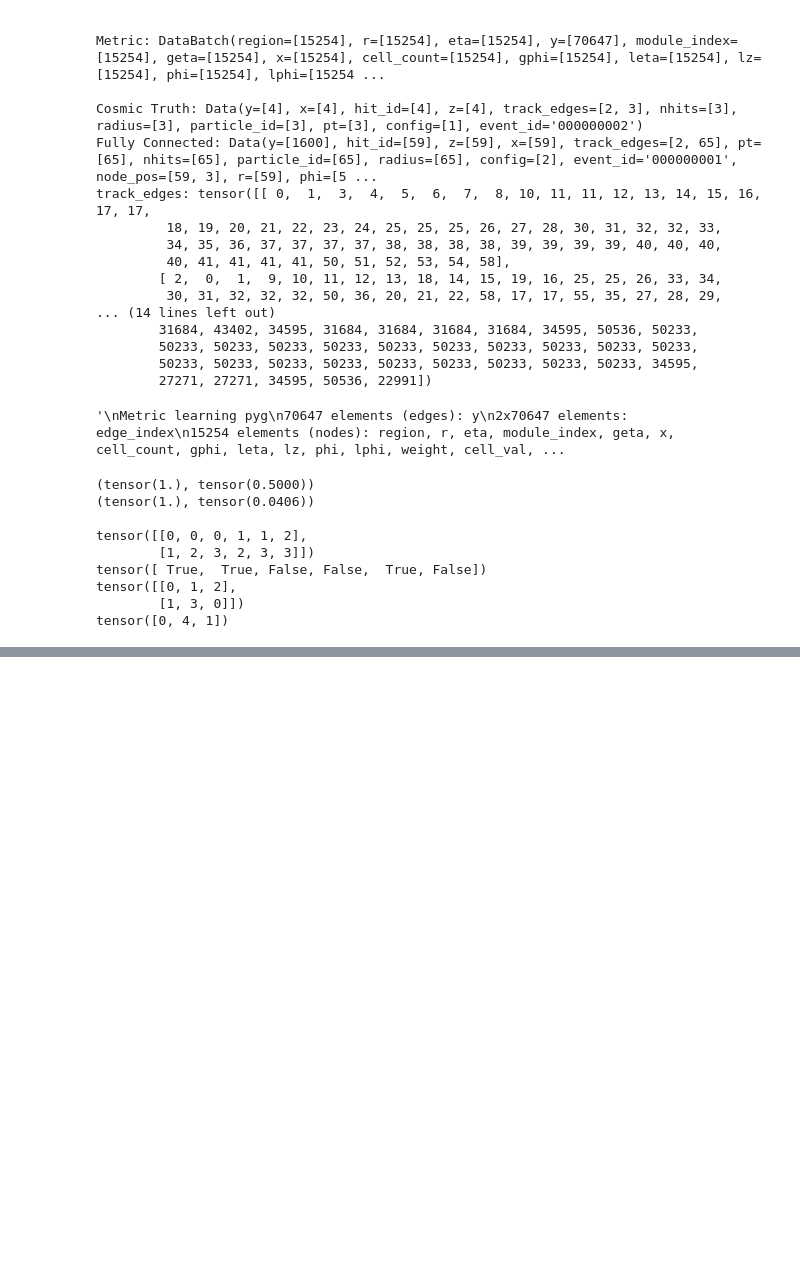
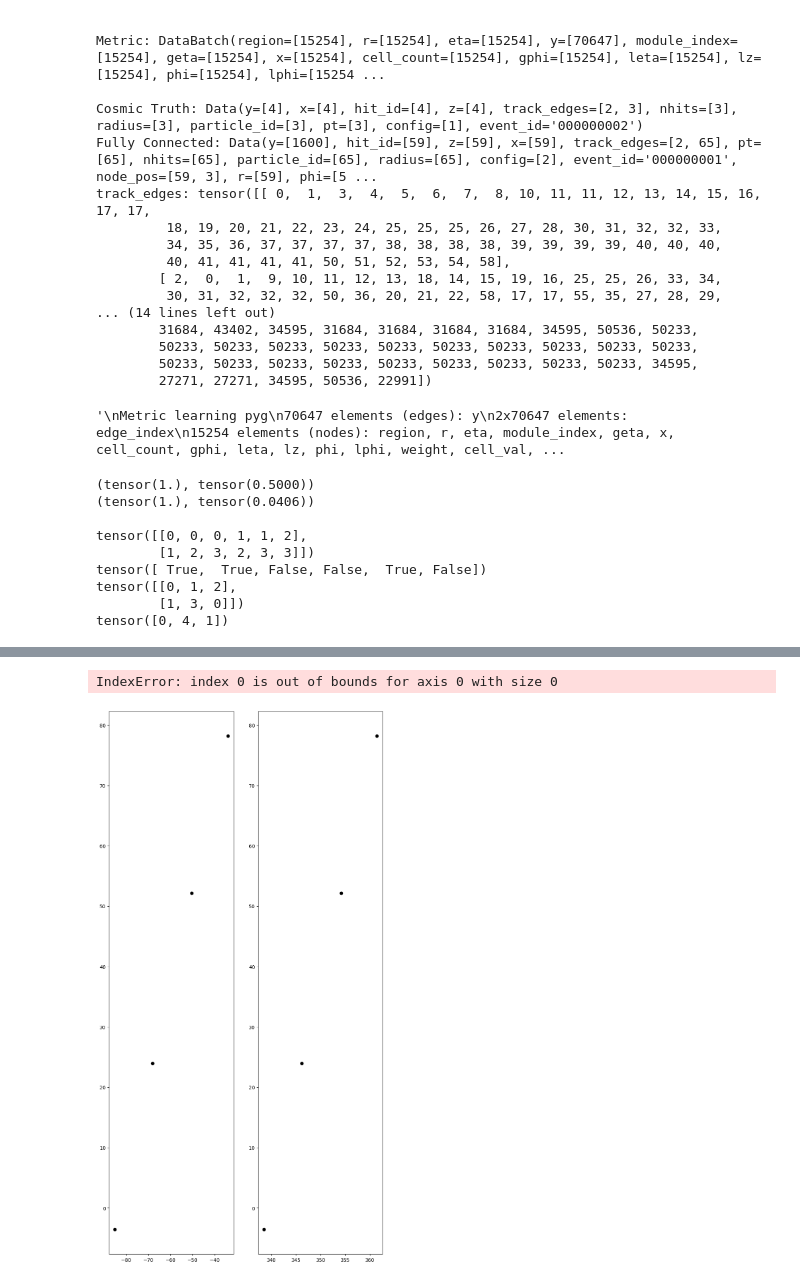
Before and after one commit to sdittmeier/Mu3eCosmicGNN, a Jupyter notebook: examples/Cosmic_GNN/visualization.ipynb, the cells around one changed output, grey strips where cells are left out. Saved outputs shown, nothing was run; the diff lists cells and outputs as text; code cells hidden in the pictures; blank space fills up the shorter version.

Commit message:
updated gnn train file and more

```diff
--- a/examples/Cosmic_GNN/visualization.ipynb
+++ b/examples/Cosmic_GNN/visualization.ipynb
@@ -1279 +1293,77 @@ Data(y=[9], hit_id=[5], x=[5], z=[5], track_edges=[2, 5], particle_type=[5], nhi
 '\nToDo:\n    - Histograms of:\n        Edges per graph\n        pt, nhits, radius per particle\n        Distance between nodes DONE\n        Angle between nodes DONE\n        Efficiency and purity DO ...
+# %%
+import torch
+import matplotlib.pyplot as plt
+import numpy as np
+
+dir = '/mnt/data1/karres/cosmics_test/fully_connected_cosmic/weird_events/'
+
+event_list = ['event000000055.pyg', 'event000000096.pyg', 'event000000517.pyg', 'event000002099.pyg', 'event000004546.pyg', 'event000004977.pyg', 'event000010781.pyg', 'event000019348.pyg', 'event000019521.pyg']
+event_names = [55, 96, 517, 2099, 4546, 4977, 10781, 19348, 19521]
+# %%
+import torch
+import pandas as pd
+import numpy as np
+import matplotlib.pyplot as plt
+
+def get_points(edge, truth_csv_path):
+    truth = pd.read_csv(truth_csv_path)
+
+    p1 = truth.loc[truth['hit_id'] == edge[0], ['x', 'y', 'z']]
+    p2 = truth.loc[truth['hit_id'] == edge[1], ['x', 'y', 'z']]
+
+    edge0_pid = truth.loc[truth['hit_id'] == edge[0], 'particle_id'].values[0]
+    edge1_pid = truth.loc[truth['hit_id'] == edge[1], 'particle_id'].values[0]
+
+    if np.abs(edge0_pid) == 13 and np.abs(edge1_pid) == 13:
+        color = 'red'
+    elif np.abs(edge0_pid) == 11 and np.abs(edge1_pid) == 11:
+        color = 'blue'
+    else:
+        color = 'green'
+
+    return p1, p2, color
+
+
+#Data(y=[5], hit_id=[5], x=[5], z=[5], track_edges=[2, 5], particle_type=[5], nhits=[5], particle_id=[5], pt=[5], q=[5], radius=[5],
+# config=[1], event_id='000010781')
+
+def event_visualization(dir):
+    event = torch.load(dir)
+
+    edges = event.track_edges.T
+    node_x = event.x
+    node_y = event.y
+    node_z = event.z
+
+    csv_dir = dir.replace('-graph.pyg', '-truth.csv')
+
+    fig, axs = plt.subplots(1, 2, figsize=(10, 20))
+
+    #Todo: Add colorcode for nodes
+    axs[0].set_xlim(80)
+    axs[0].set_ylim(80)
+
+    axs[1].set_xlim(1200)
+    axs[1].set_ylim(1200)
+
+    axs[0].scatter(node_x, node_y, color='black')
+    axs[1].scatter(node_z, node_y, color='black')
+
+    for edge in edges:
+        p1, p2, color = get_points(edge, csv_dir)
+
+        x = [p1[0], p2[0]]
+        y = [p1[1], p2[1]]
+        z = [p1[2], p2[2]]
+
+        axs[0].scatter(x, y, color=color)
+        axs[1].scatter(z, y, color=color)
+
+
+dir = '/mnt/data1/karres/cosmics_test/feature_store_cosmic/trainset/event000000002-graph.pyg'
+
+event_visualization(dir)
+# %% [output]
+IndexError: index 0 is out of bounds for axis 0 with size 0
+[figure, added]
```
Also changed, not shown: parts of 4 cells of this notebook, 23 other files.
